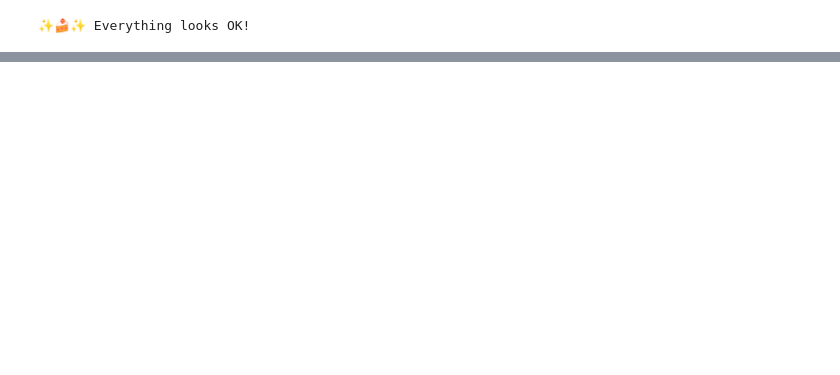
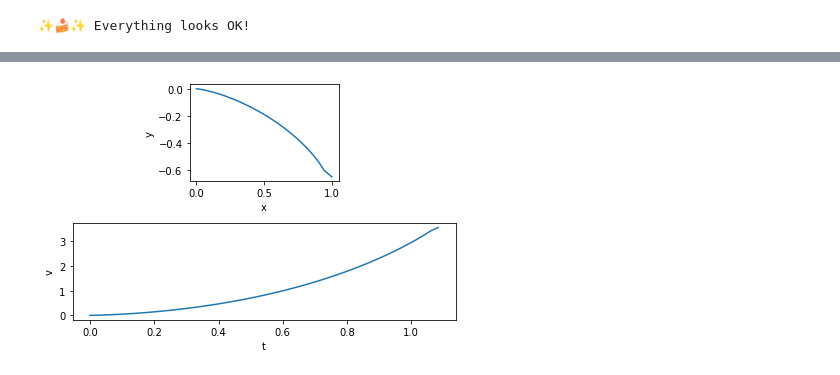
Before and after one commit to numagic/lumos, a Jupyter notebook: tutorials/colab/CustomObjective.ipynb, the cells around one changed output, grey strips where cells are left out. Drawn from its saved outputs; the diff is of its cells as text; code cells hidden in the pictures; blank space fills up the shorter version.

```diff
--- a/tutorials/colab/CustomObjective.ipynb
+++ b/tutorials/colab/CustomObjective.ipynb
@@ -212,0 +243,20 @@ INFO:root:final time 0.566
+# %%
+from lumos.optimal_control.nlp import BaseObjective
+
+class CustomSimulation(ScaledMeshOCP):
+    """Create a custom simulation
+
+    The onlything custom is the objective, we inherit everything else from the
+    base class.
+    """
+    def _build_objective(self):
+        # Here we call the base class method, as it adds a time objective, which
+        # we still need. Alternatively we could also create it again here.
+        super()._build_objective()
+
+        # Add the new objecitve using functions we get from AD.
+        obj1 = BaseObjective(num_in=self.num_dec,
+                            objective=new_obj_fn,
+                            gradient=new_grad,
+                            hessian=flat_hess)
+        self.add_objective("obj1", obj1)
@@ -212,0 +268,63 @@ INFO:root:final time 0.566
+# %%
+def solve_with_ad(dx, dy, backend):
+    model = Brachistochrone()
+    sim_config = ScaledMeshOCP.get_sim_config(
+        boundary_conditions=(
+            BoundaryConditionConfig(0, "states", "x", 0.0),
+            BoundaryConditionConfig(0, "states", "y", 0.0),
+            BoundaryConditionConfig(0, "states", "v", 0.0),
+            BoundaryConditionConfig(-1, "states", "x", dx),
+            BoundaryConditionConfig(-1, "states", "y", dy),
+        ),
+        bounds=(
+            BoundConfig("global", "mesh_scale", (0.01, 10.0)),
+            BoundConfig("inputs", "theta", (-np.pi / 2, np.pi / 2)),
+        ),
+        num_intervals=49,
+        hessian_approximation="exact",
+        backend=backend,
+        # transcription="LGR",
+        # is_condensed=False,
+    )
+    ocp = CustomSimulation(model=model, sim_config=sim_config)
+    # Very casual initial guess -- just all zeros.
+    x0 = np.zeros(ocp.num_dec)
+    solution, info = ocp.solve(
+        x0,
+        max_iter=200,
+        print_level=1,
+        print_timing_statistics="no",
+        derivative_test="none",
+    )
+    vars = ocp.dec_var_operator.unflatten_var(solution)
+    op = ocp.dec_var_operator
+    final_t = ocp.objective(solution)
+    y = vars.states[:, op.get_var_index_in_group("states", "y")]
+    x = vars.states[:, op.get_var_index_in_group("states", "x")]
+    v = vars.states[:, op.get_var_index_in_group("states", "v")]
+    theta = vars.states[:, op.get_var_index_in_group("inputs", "theta")]
+    t = ocp.get_mesh_from_scale(vars.mesh_scale)
+    min_y = np.min(y)
+    logger.info(f"minimum height {min_y:.3f}")
+    logger.info(f"final time {final_t:.3f}")
+    return t, x, y, v, theta
+
+logger = logging.getLogger()
+logger.setLevel(logging.INFO)
+t, x, y, v, theta = solve_with_ad(1.0, -0.65, backend="jax")
+
+# Visualize the result
+fig = plt.figure()
+ax1 = fig.add_subplot(211)
+ax1.set_xlabel('x')
+ax1.set_ylabel('y')
+ax1.plot(x, y)
+ax1.set_aspect('equal', adjustable='box')
+
+ax2 = fig.add_subplot(212)
+ax2.set_xlabel('t')
+ax2.set_ylabel('v')
+ax2.plot(t, v)
+
+fig.tight_layout()
+# %% [output]
@@ -212,0 +348 @@ INFO:root:final time 0.566
+[figure, added]
```
Also changed, not shown: parts of 12 cells of this notebook.
